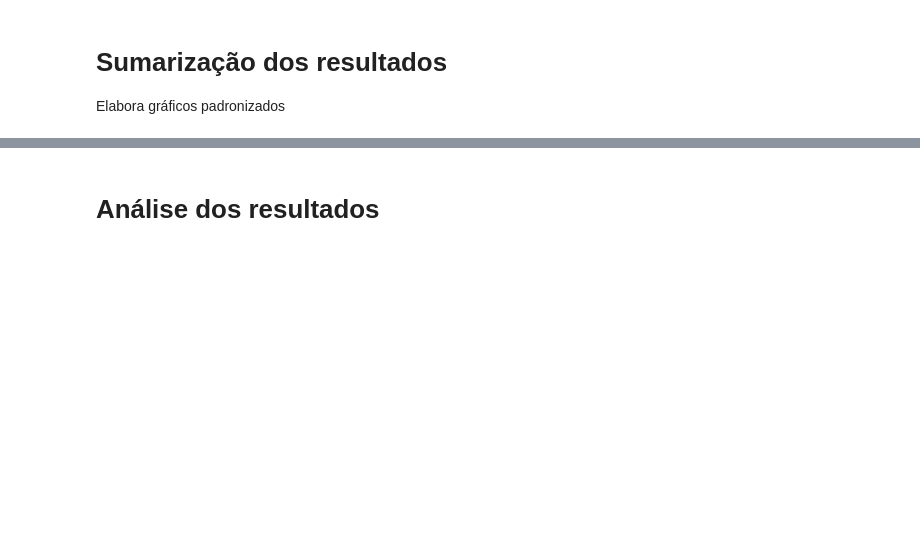
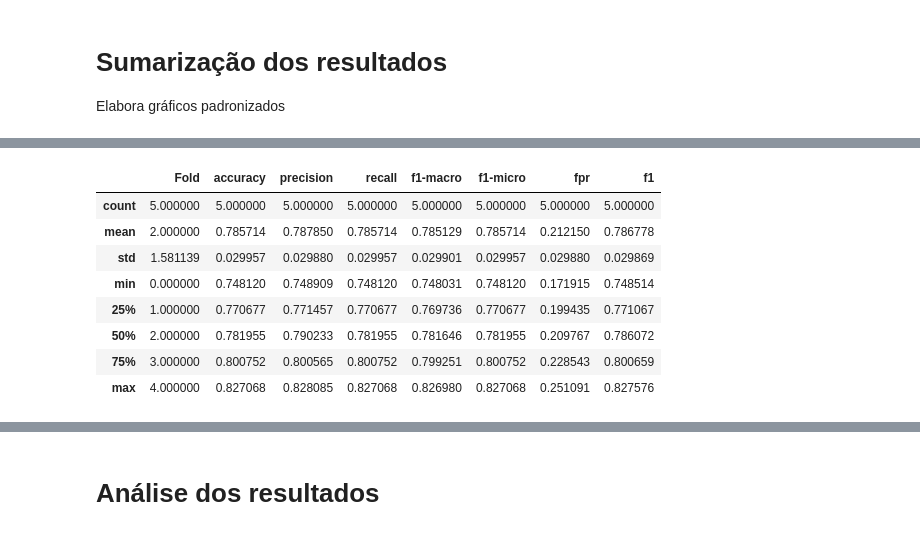
Before and after one commit to leonardoazzi/bert-misinfo-covid19, a Jupyter notebook: results.ipynb, the cells around one changed output, grey strips where cells are left out. Cells and saved outputs as stored; diff of their text form; code cells hidden in the pictures; blank space fills up the shorter version.

```diff
--- a/results.ipynb
+++ b/results.ipynb
@@ -27,3 +79,15 @@ bert_nourl_df
+# %%
+bert_nourl_df.describe()
+# %% [output]
+|  | Fold | accuracy | precision | recall | f1-macro | f1-micro | fpr | f1 |
+| count | 5.000000 | 5.000000 | 5.000000 | 5.000000 | 5.000000 | 5.000000 | 5.000000 | 5.000000 |
+| mean | 2.000000 | 0.785714 | 0.787850 | 0.785714 | 0.785129 | 0.785714 | 0.212150 | 0.786778 |
+| std | 1.581139 | 0.029957 | 0.029880 | 0.029957 | 0.029901 | 0.029957 | 0.029880 | 0.029869 |
+| min | 0.000000 | 0.748120 | 0.748909 | 0.748120 | 0.748031 | 0.748120 | 0.171915 | 0.748514 |
+| 25% | 1.000000 | 0.770677 | 0.771457 | 0.770677 | 0.769736 | 0.770677 | 0.199435 | 0.771067 |
+| 50% | 2.000000 | 0.781955 | 0.790233 | 0.781955 | 0.781646 | 0.781955 | 0.209767 | 0.786072 |
+| 75% | 3.000000 | 0.800752 | 0.800565 | 0.800752 | 0.799251 | 0.800752 | 0.228543 | 0.800659 |
+| max | 4.000000 | 0.827068 | 0.828085 | 0.827068 | 0.826980 | 0.827068 | 0.251091 | 0.827576 |
 # %%
 bert_df = pd.concat([bert_full_df, bert_nostarturl_df, bert_nourl_df])
 bert_df
```
Also changed, not shown: parts of 29 cells of this notebook, 15 other files.
